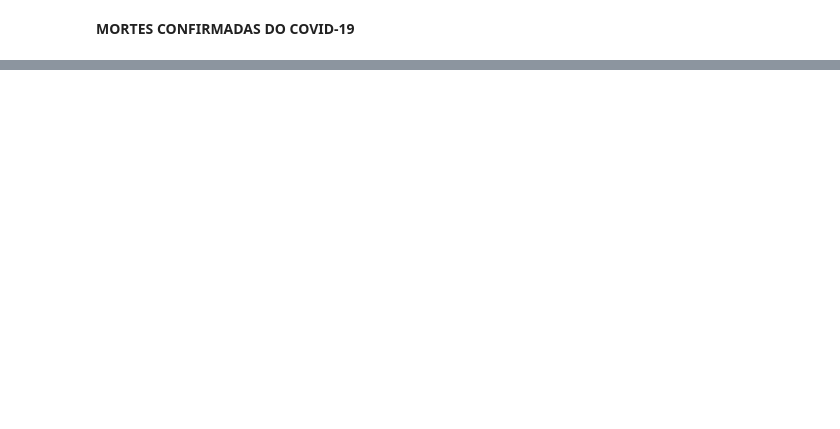
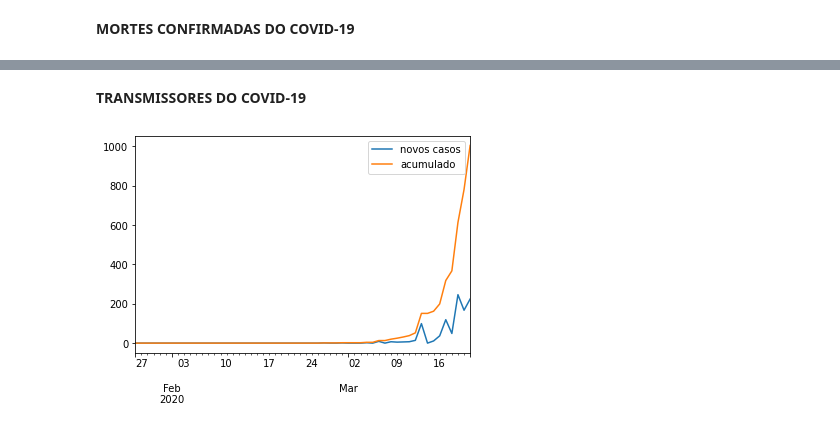
Before and after one commit to tiagopessoalima/covid-19, a Jupyter notebook: COVID_19.ipynb, the cells around one changed output, grey strips where cells are left out. Drawn from its saved outputs; the diff is of its cells as text; code cells hidden in the pictures; blank space fills up the shorter version.

```diff
--- a/COVID_19.ipynb
+++ b/COVID_19.ipynb
@@ -29,3 +28,9 @@ def novos_casos(dataset):
+# %%
+def plotar(dataset):
+
+  df = pd.concat([somar_datas(novos_casos(dataset)), somar_datas(dataset)], axis=1)
+  df.columns = (['novos casos', 'acumulado'])
+  df.plot()
 # %% [markdown]
 **CARREGANDO DADOS DO COVID-19**
 # %%
@@ -59,0 +63,7 @@ df.plot()
+# %% [markdown]
+**TRANSMISSORES DO COVID-19**
+# %%
+transmissores = confirmados.iloc[:,4:] - recuperados.iloc[:,4:] - mortes.iloc[:,4:]
+plotar(transmissores)
+# %% [output]
+[figure, added]
```
Also changed, not shown: parts of 11 cells of this notebook.
